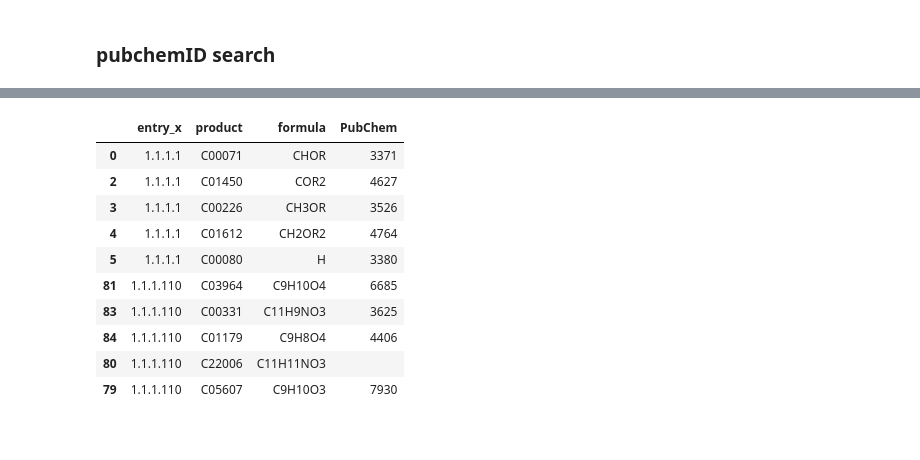
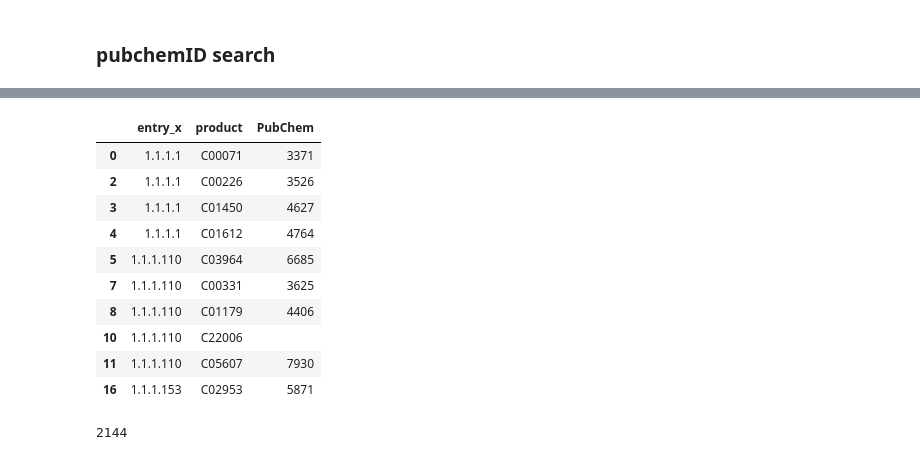
Before and after one commit to theicechol/metamoles, a Jupyter notebook: notebooks/KEGG_datacleaning.ipynb, the cells around one changed output, grey strips where cells are left out. Cells and saved outputs as stored; diff of their text form; code cells hidden in the pictures.

```diff
--- a/notebooks/KEGG_datacleaning.ipynb
+++ b/notebooks/KEGG_datacleaning.ipynb
@@ -229,14 +221,14 @@ def rm_cofactor_only_cpd(df,compound_columnname,cofactor_list):
         for compound in row[compound_columnname]:
             if "CPD" in compound:
                 onlycpd = get_cpd(compound)
-                cpd_compound_list.append(onlycpd)
-
-        cleaned_list = remove_cofactor(cpd_compound_list,cofactor_list)
-        if len(cleaned_list)==0:
+                if onlycpd not in cofactor_list:
+                    cpd_compound_list.append(onlycpd)
+                else:
+                    pass
+        if len(cpd_compound_list)==0:
             cleaned_compound_column.append("NA")
-
         else:
-            cleaned_compound_column.append(cleaned_list)
+            cleaned_compound_column.append(cpd_compound_list)
     newdf['product'] = cleaned_compound_column
     return newdf
 # %%
@@ -380,19 +386,23 @@ joint_enzyme_compound_df.head(10)
 # %%
-compact_joint_enzyme_compound_df = joint_enzyme_compound_df[['entry_x','product','formula','PubChem']].\
+compact_joint_enzyme_compound_df = joint_enzyme_compound_df[['entry_x','product','PubChem']].\
                                    sort_values(by=['entry_x'])
 compact_joint_enzyme_compound_df.head(10)
 # %% [output]
-|  | entry_x | product | formula | PubChem |
-| 0 | 1.1.1.1 | C00071 | CHOR | 3371 |
-| 2 | 1.1.1.1 | C01450 | COR2 | 4627 |
-| 3 | 1.1.1.1 | C00226 | CH3OR | 3526 |
-| 4 | 1.1.1.1 | C01612 | CH2OR2 | 4764 |
-| 5 | 1.1.1.1 | C00080 | H | 3380 |
-| 81 | 1.1.1.110 | C03964 | C9H10O4 | 6685 |
-| 83 | 1.1.1.110 | C00331 | C11H9NO3 | 3625 |
-| 84 | 1.1.1.110 | C01179 | C9H8O4 | 4406 |
-| 80 | 1.1.1.110 | C22006 | C11H11NO3 |  |
-| 79 | 1.1.1.110 | C05607 | C9H10O3 | 7930 |
+|  | entry_x | product | PubChem |
+| 0 | 1.1.1.1 | C00071 | 3371 |
+| 2 | 1.1.1.1 | C00226 | 3526 |
+| 3 | 1.1.1.1 | C01450 | 4627 |
+| 4 | 1.1.1.1 | C01612 | 4764 |
+| 5 | 1.1.1.110 | C03964 | 6685 |
+| 7 | 1.1.1.110 | C00331 | 3625 |
+| 8 | 1.1.1.110 | C01179 | 4406 |
+| 10 | 1.1.1.110 | C22006 |  |
+| 11 | 1.1.1.110 | C05607 | 7930 |
+| 16 | 1.1.1.153 | C02953 | 5871 |
+# %%
+print (len(compact_joint_enzyme_compound_df))
+# %% [output]
+2144
 # %%
 #rename column names
 compact_joint_enzyme_compound_df.rename(columns={'entry_x':'entry','product':'KEGG'},inplace=True)
```
Also changed, not shown: parts of 11 cells of this notebook.
